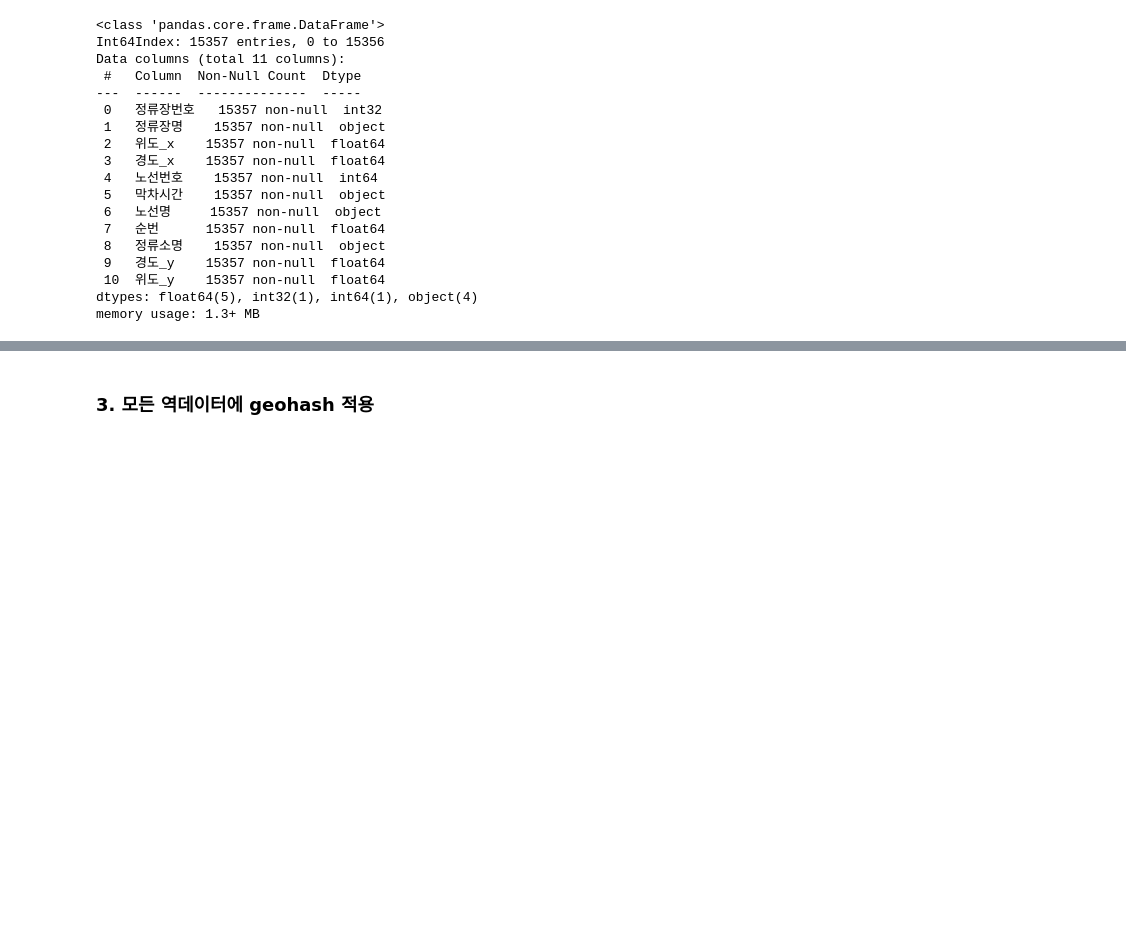
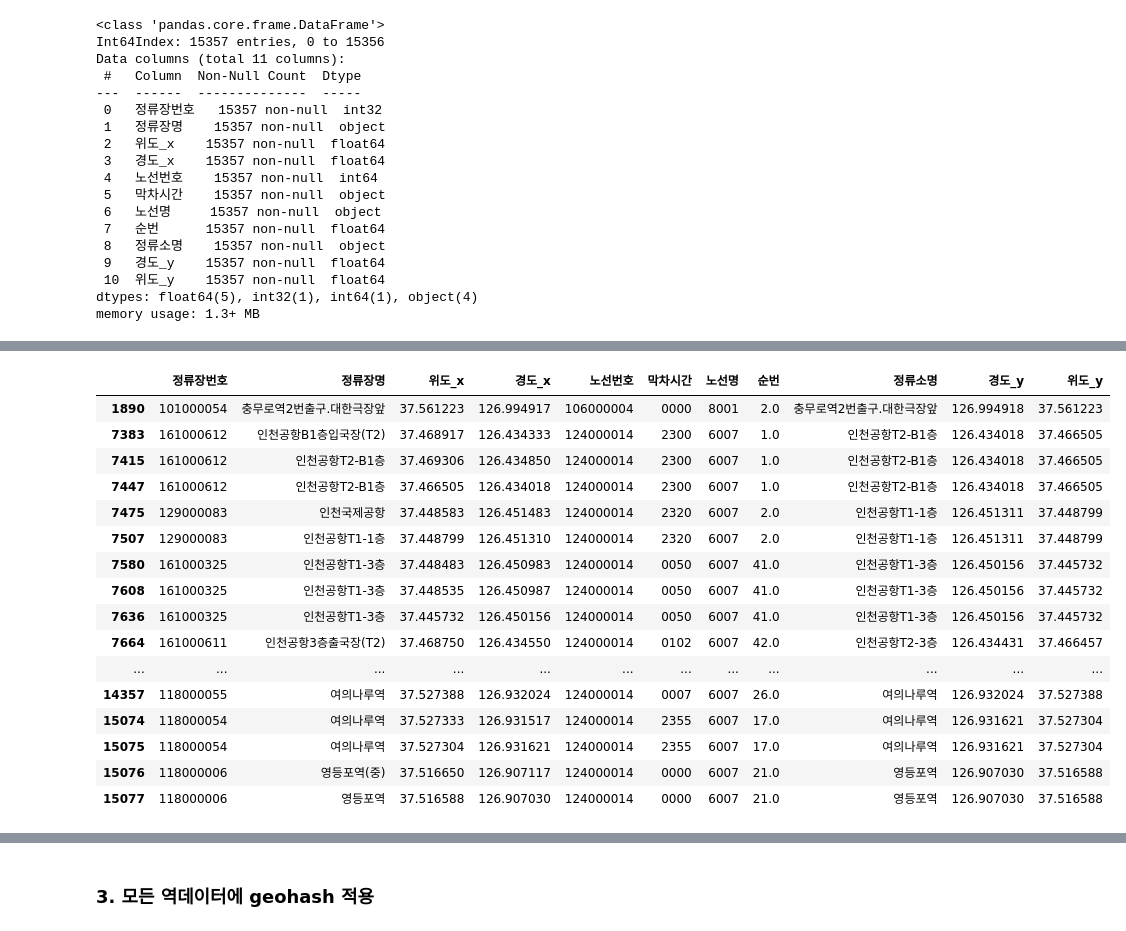
Before and after one commit to 23-1-CauCapstone-Team3/DataPreprocessing, a Jupyter notebook: hub/station.ipynb, the cells around one changed output, grey strips where cells are left out. Drawn from its saved outputs; the diff is of its cells as text; code cells hidden in the pictures; blank space fills up the shorter version.

```diff
--- a/hub/station.ipynb
+++ b/hub/station.ipynb
@@ -459,0 +589,21 @@ result_bus_time_2.to_csv('result_bus_per_station.csv',
+# %%
+result_bus_time_2[(result_bus_time_2["노선번호"] ==
+                   106000004) | (result_bus_time_2["노선번호"] == 124000014)]
+# %% [output]
+|  | 정류장번호 | 정류장명 | 위도_x | 경도_x | 노선번호 | 막차시간 | 노선명 | 순번 | 정류소명 | 경도_y | 위도_y |
+| 1890 | 101000054 | 충무로역2번출구.대한극장앞 | 37.561223 | 126.994917 | 106000004 | 0000 | 8001 | 2.0 | 충무로역2번출구.대한극장앞 | 126.994918 | 37.561223 |
+| 7383 | 161000612 | 인천공항B1층입국장(T2) | 37.468917 | 126.434333 | 124000014 | 2300 | 6007 | 1.0 | 인천공항T2-B1층 | 126.434018 | 37.466505 |
+| 7415 | 161000612 | 인천공항T2-B1층 | 37.469306 | 126.434850 | 124000014 | 2300 | 6007 | 1.0 | 인천공항T2-B1층 | 126.434018 | 37.466505 |
+| 7447 | 161000612 | 인천공항T2-B1층 | 37.466505 | 126.434018 | 124000014 | 2300 | 6007 | 1.0 | 인천공항T2-B1층 | 126.434018 | 37.466505 |
+| 7475 | 129000083 | 인천국제공항 | 37.448583 | 126.451483 | 124000014 | 2320 | 6007 | 2.0 | 인천공항T1-1층 | 126.451311 | 37.448799 |
+| 7507 | 129000083 | 인천공항T1-1층 | 37.448799 | 126.451310 | 124000014 | 2320 | 6007 | 2.0 | 인천공항T1-1층 | 126.451311 | 37.448799 |
+| 7580 | 161000325 | 인천공항T1-3층 | 37.448483 | 126.450983 | 124000014 | 0050 | 6007 | 41.0 | 인천공항T1-3층 | 126.450156 | 37.445732 |
+| 7608 | 161000325 | 인천공항T1-3층 | 37.448535 | 126.450987 | 124000014 | 0050 | 6007 | 41.0 | 인천공항T1-3층 | 126.450156 | 37.445732 |
+| 7636 | 161000325 | 인천공항T1-3층 | 37.445732 | 126.450156 | 124000014 | 0050 | 6007 | 41.0 | 인천공항T1-3층 | 126.450156 | 37.445732 |
+| 7664 | 161000611 | 인천공항3층출국장(T2) | 37.468750 | 126.434550 | 124000014 | 0102 | 6007 | 42.0 | 인천공항T2-3층 | 126.434431 | 37.466457 |
+| ... | ... | ... | ... | ... | ... | ... | ... | ... | ... | ... | ... |
+| 14357 | 118000055 | 여의나루역 | 37.527388 | 126.932024 | 124000014 | 0007 | 6007 | 26.0 | 여의나루역 | 126.932024 | 37.527388 |
+| 15074 | 118000054 | 여의나루역 | 37.527333 | 126.931517 | 124000014 | 2355 | 6007 | 17.0 | 여의나루역 | 126.931621 | 37.527304 |
+| 15075 | 118000054 | 여의나루역 | 37.527304 | 126.931621 | 124000014 | 2355 | 6007 | 17.0 | 여의나루역 | 126.931621 | 37.527304 |
+| 15076 | 118000006 | 영등포역(중) | 37.516650 | 126.907117 | 124000014 | 0000 | 6007 | 21.0 | 영등포역 | 126.907030 | 37.516588 |
+| 15077 | 118000006 | 영등포역 | 37.516588 | 126.907030 | 124000014 | 0000 | 6007 | 21.0 | 영등포역 | 126.907030 | 37.516588 |
```
Also changed, not shown: parts of 14 cells of this notebook, 3 other files.
